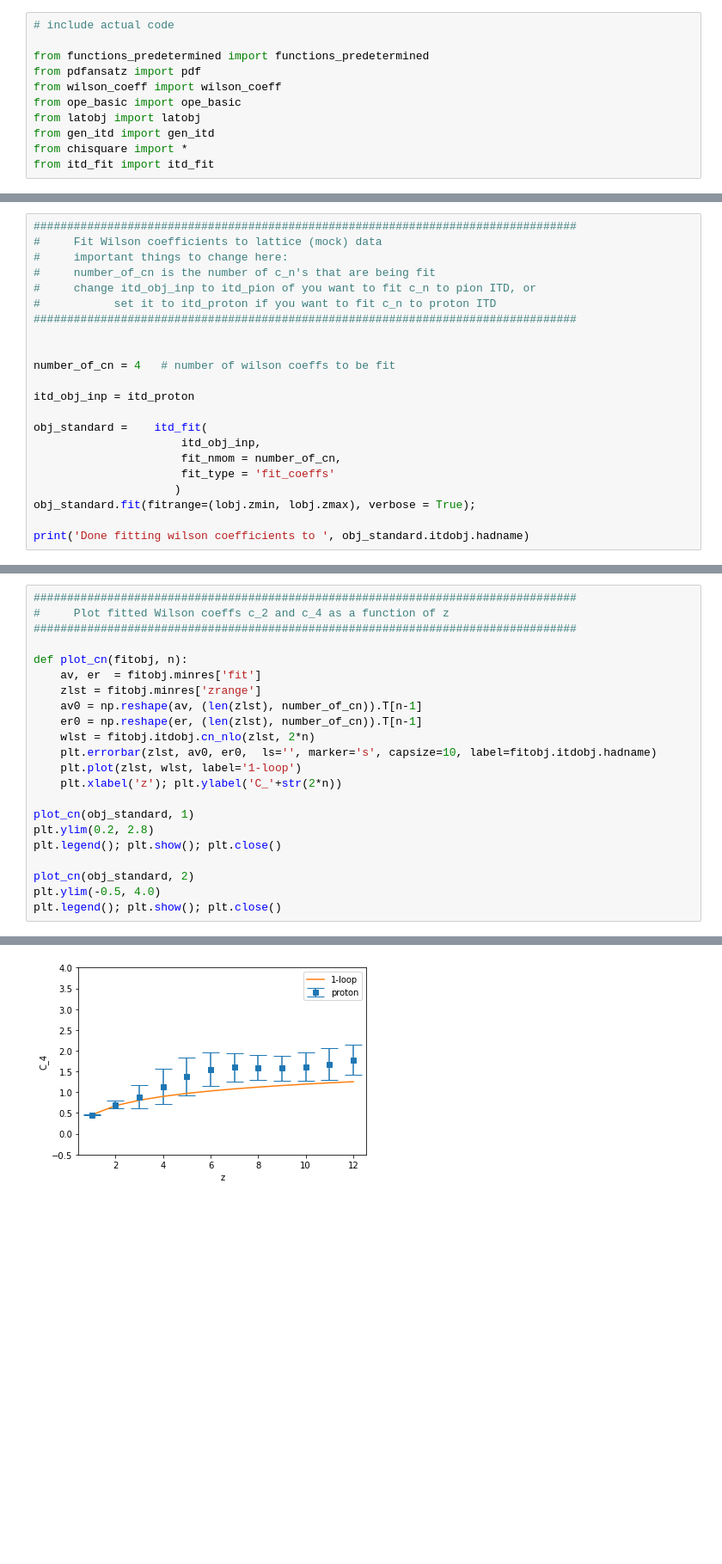
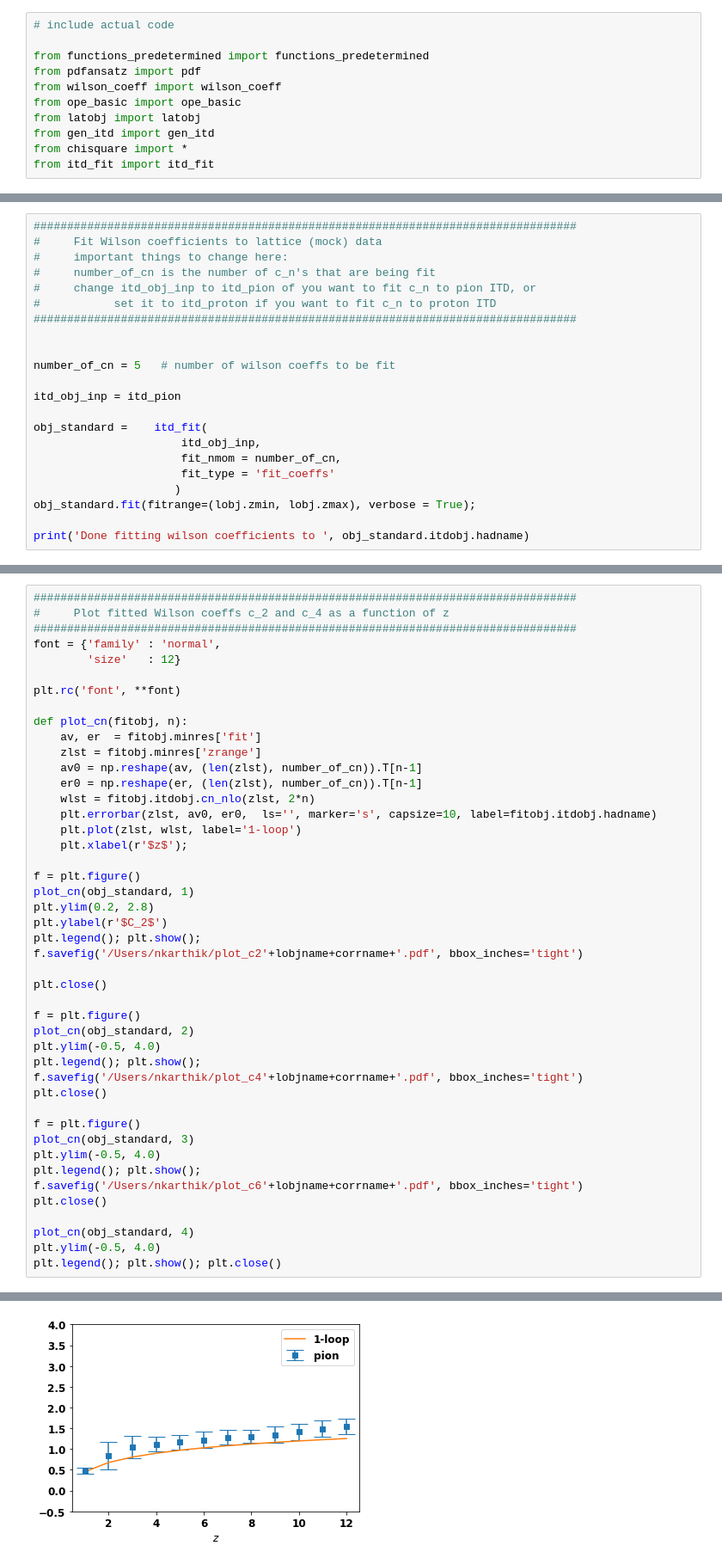
Before and after one commit to astronikil/lattice_Cn, a Jupyter notebook: analysis.ipynb, the cells around one changed output, grey strips where cells are left out. Shown: that part at 86% size. Cells and saved outputs as stored; diff of their text form; blank space fills up the shorter version.

```diff
--- a/analysis.ipynb
+++ b/analysis.ipynb
@@ -89,9 +104,9 @@ plt.close()
 #################################################################################
 
 
-number_of_cn = 4   # number of wilson coeffs to be fit
+number_of_cn = 5   # number of wilson coeffs to be fit
 
-itd_obj_inp = itd_proton
+itd_obj_inp = itd_pion
 
 obj_standard =    itd_fit(
                       itd_obj_inp,
@@ -108,6 +123,10 @@ Done fitting wilson coefficients to  proton
 #################################################################################
 #     Plot fitted Wilson coeffs c_2 and c_4 as a function of z
 #################################################################################
+font = {'family' : 'normal',
+        'size'   : 12}
+
+plt.rc('font', **font)
 
 def plot_cn(fitobj, n):
     av, er  = fitobj.minres['fit']
@@ -117,13 +136,32 @@ def plot_cn(fitobj, n):
     wlst = fitobj.itdobj.cn_nlo(zlst, 2*n)
     plt.errorbar(zlst, av0, er0,  ls='', marker='s', capsize=10, label=fitobj.itdobj.hadname)
     plt.plot(zlst, wlst, label='1-loop')
-    plt.xlabel('z'); plt.ylabel('C_'+str(2*n))
+    plt.xlabel(r'$z$');
 
+f = plt.figure()
 plot_cn(obj_standard, 1)
 plt.ylim(0.2, 2.8)
-plt.legend(); plt.show(); plt.close()
+plt.ylabel(r'$C_2$')
+plt.legend(); plt.show();
+f.savefig('/Users/nkarthik/plot_c2'+lobjname+corrname+'.pdf', bbox_inches='tight')
 
+plt.close()
+
+f = plt.figure()
 plot_cn(obj_standard, 2)
 plt.ylim(-0.5, 4.0)
+plt.legend(); plt.show();
+f.savefig('/Users/nkarthik/plot_c4'+lobjname+corrname+'.pdf', bbox_inches='tight')
+plt.close()
+
+f = plt.figure()
+plot_cn(obj_standard, 3)
+plt.ylim(-0.5, 4.0)
+plt.legend(); plt.show();
+f.savefig('/Users/nkarthik/plot_c6'+lobjname+corrname+'.pdf', bbox_inches='tight')
+plt.close()
+
+plot_cn(obj_standard, 4)
+plt.ylim(-0.5, 4.0)
 plt.legend(); plt.show(); plt.close()
 # %% [output]
@@ -131 +171 @@ plt.legend(); plt.show(); plt.close()
-[figure, old version]
+[figure, new version]
```
Also changed, not shown: parts of 7 cells of this notebook.
